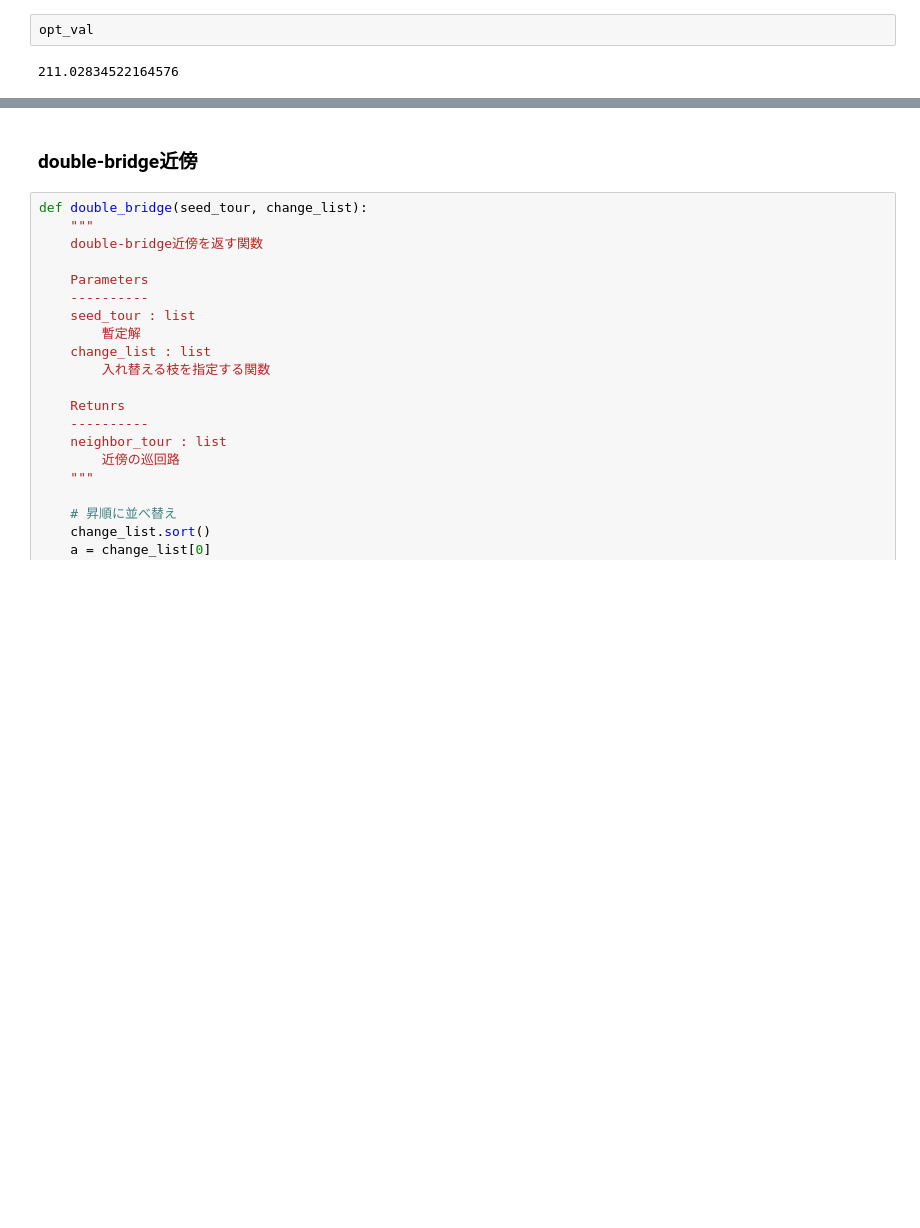
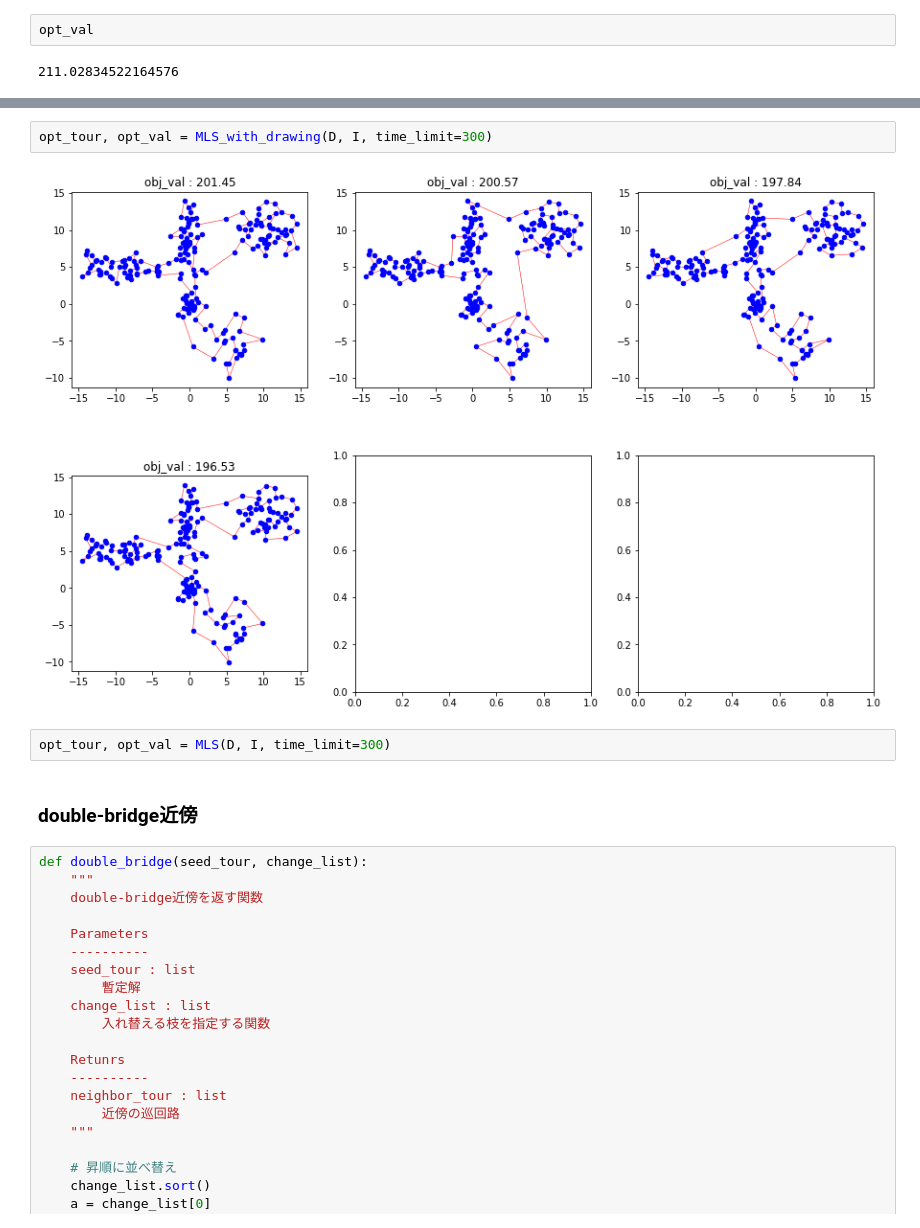
Before and after one commit to Kazuki-Tanno/study_session, a Jupyter notebook: 02_メタヒューリスティクス_1/2d_TSP.ipynb, the cells around one changed output, grey strips where cells are left out. Saved outputs shown, nothing was run; the diff lists cells and outputs as text; blank space fills up the shorter version.

```diff
--- a/02_メタヒューリスティクス_1/2d_TSP.ipynb
+++ b/02_メタヒューリスティクス_1/2d_TSP.ipynb
@@ -572,3 +703,9 @@ opt_val
+# %%
+opt_tour, opt_val = MLS_with_drawing(D, I, time_limit=300)
+# %% [output]
+[figure, added]
+# %%
+opt_tour, opt_val = MLS(D, I, time_limit=300)
 # %% [markdown]
 ### double-bridge近傍
 # %%
```
Also changed, not shown: parts of 10 cells of this notebook, 2 other files.
